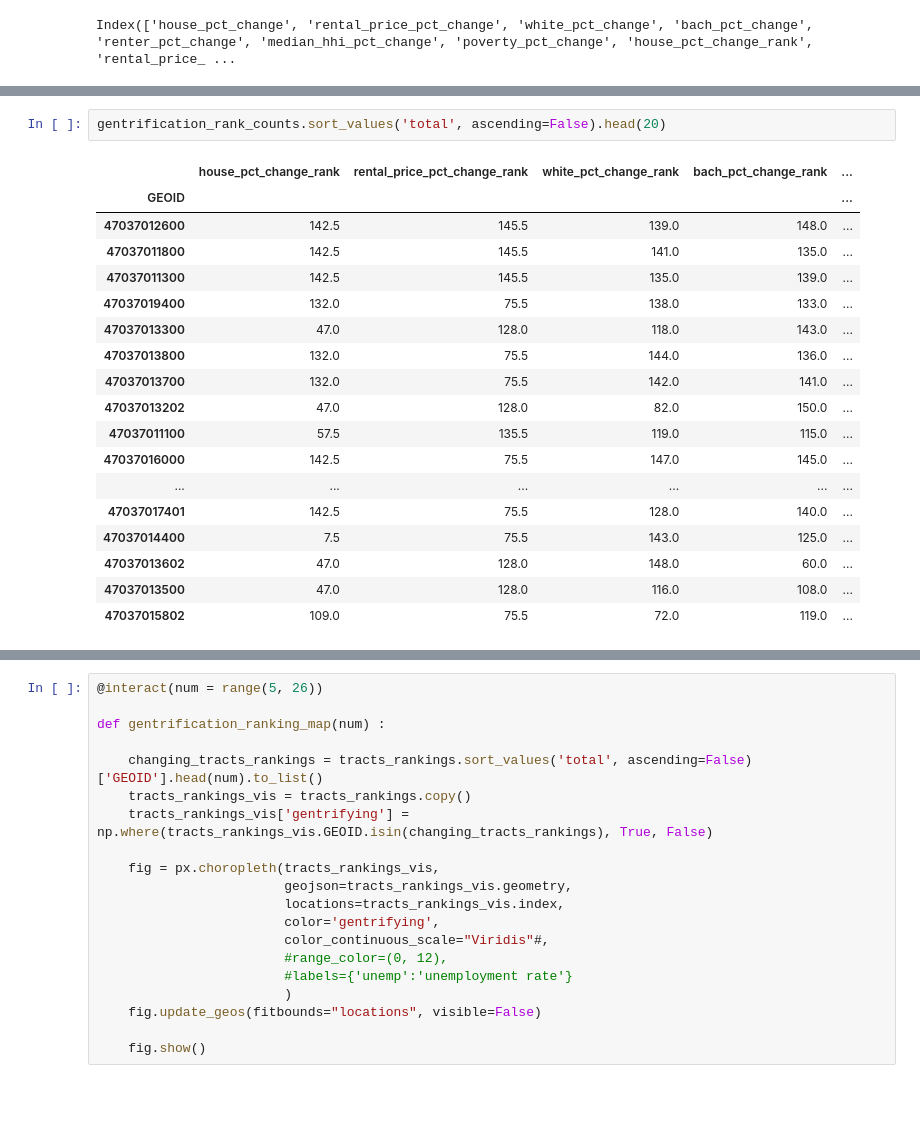
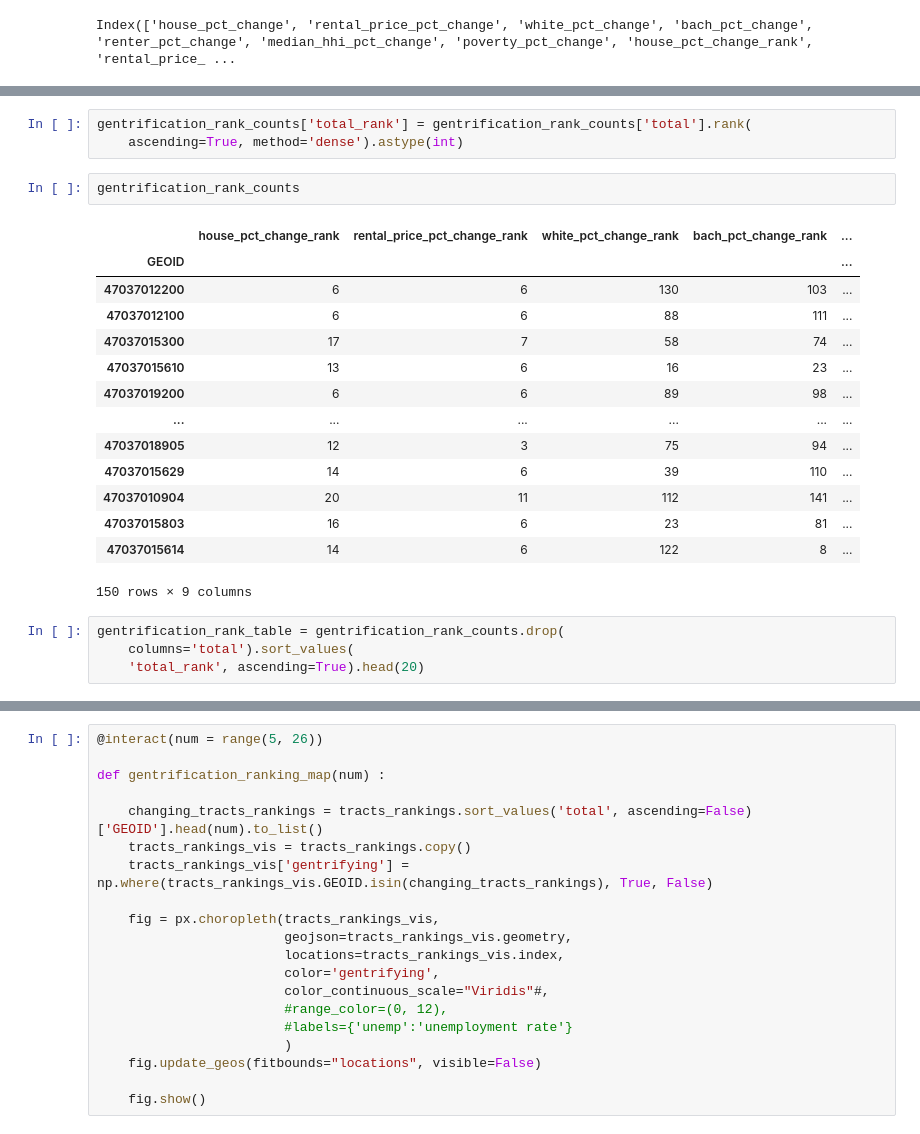
Before and after one commit to matttparker/airbnb-sentiments, a Jupyter notebook: notebooks/mp03_gentrification_identification.ipynb, the cells around one changed output, grey strips where cells are left out. Drawn from its saved outputs; the diff is of its cells as text; blank space fills up the shorter version.

```diff
--- a/notebooks/mp03_gentrification_identification.ipynb
+++ b/notebooks/mp03_gentrification_identification.ipynb
@@ -352,21 +343,24 @@ See the caveats in the documentation: https://pandas.pydata.org/pandas-docs/stab
-# %%
-gentrification_rank_counts.sort_values('total', ascending=False).head(20)
-# %% [output]
-|  | house_pct_change_rank | rental_price_pct_change_rank | white_pct_change_rank | bach_pct_change_rank | ... |
-| GEOID |  |  |  |  | ... |
-| 47037012600 | 142.5 | 145.5 | 139.0 | 148.0 | ... |
-| 47037011800 | 142.5 | 145.5 | 141.0 | 135.0 | ... |
-| 47037011300 | 142.5 | 145.5 | 135.0 | 139.0 | ... |
-| 47037019400 | 132.0 | 75.5 | 138.0 | 133.0 | ... |
-| 47037013300 | 47.0 | 128.0 | 118.0 | 143.0 | ... |
-| 47037013800 | 132.0 | 75.5 | 144.0 | 136.0 | ... |
-| 47037013700 | 132.0 | 75.5 | 142.0 | 141.0 | ... |
-| 47037013202 | 47.0 | 128.0 | 82.0 | 150.0 | ... |
-| 47037011100 | 57.5 | 135.5 | 119.0 | 115.0 | ... |
-| 47037016000 | 142.5 | 75.5 | 147.0 | 145.0 | ... |
-| ... | ... | ... | ... | ... | ... |
-| 47037017401 | 142.5 | 75.5 | 128.0 | 140.0 | ... |
-| 47037014400 | 7.5 | 75.5 | 143.0 | 125.0 | ... |
-| 47037013602 | 47.0 | 128.0 | 148.0 | 60.0 | ... |
-| 47037013500 | 47.0 | 128.0 | 116.0 | 108.0 | ... |
-| 47037015802 | 109.0 | 75.5 | 72.0 | 119.0 | ... |
+# %%
+gentrification_rank_counts['total_rank'] = gentrification_rank_counts['total'].rank(
+    ascending=True, method='dense').astype(int)
+# %%
+gentrification_rank_counts
+# %% [output]
+|  | house_pct_change_rank | rental_price_pct_change_rank | white_pct_change_rank | bach_pct_change_rank | ... |
+| GEOID |  |  |  |  | ... |
+| 47037012200 | 6 | 6 | 130 | 103 | ... |
+| 47037012100 | 6 | 6 | 88 | 111 | ... |
+| 47037015300 | 17 | 7 | 58 | 74 | ... |
+| 47037015610 | 13 | 6 | 16 | 23 | ... |
+| 47037019200 | 6 | 6 | 89 | 98 | ... |
+| ... | ... | ... | ... | ... | ... |
+| 47037018905 | 12 | 3 | 75 | 94 | ... |
+| 47037015629 | 14 | 6 | 39 | 110 | ... |
+| 47037010904 | 20 | 11 | 112 | 141 | ... |
+| 47037015803 | 16 | 6 | 23 | 81 | ... |
+| 47037015614 | 14 | 6 | 122 | 8 | ... |
+150 rows × 9 columns
+# %%
+gentrification_rank_table = gentrification_rank_counts.drop(
+    columns='total').sort_values(
+    'total_rank', ascending=True).head(20)
```
Also changed, not shown: parts of 29 cells of this notebook, 1 other file.
